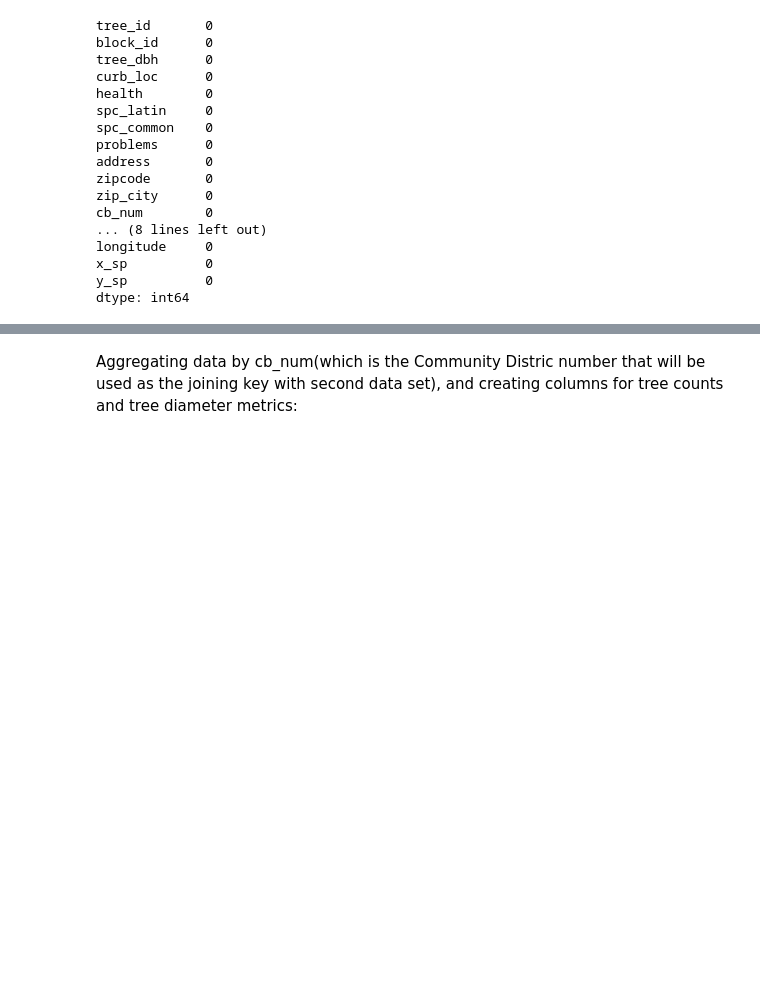
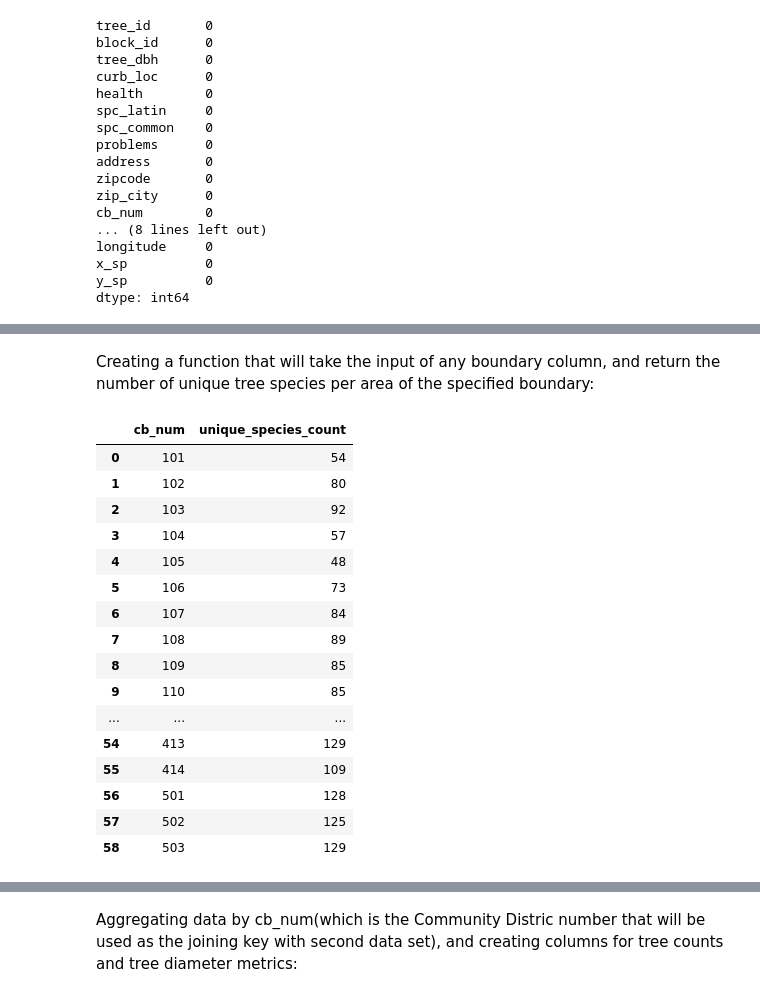
Before and after one commit to Angela-Rene/Trees_in_NYC, a Jupyter notebook: main_notebook.ipynb, the cells around one changed output, grey strips where cells are left out. Drawn from its saved outputs; the diff is of its cells as text; code cells hidden in the pictures; blank space fills up the shorter version.

```diff
--- a/main_notebook.ipynb
+++ b/main_notebook.ipynb
@@ -157,0 +187,25 @@ tree_df.head()
+# %% [markdown]
+Creating a function that will take the input of any boundary column, and return the number of unique tree species per area of the specified boundary:
+# %%
+def count_unique_species(boundary_column):
+    return tree_df.groupby(boundary_column)["spc_common"].nunique().reset_index(name = "unique_species_count")
+
+count_unique_species("cb_num")
+# %% [output]
+|  | cb_num | unique_species_count |
+| 0 | 101 | 54 |
+| 1 | 102 | 80 |
+| 2 | 103 | 92 |
+| 3 | 104 | 57 |
+| 4 | 105 | 48 |
+| 5 | 106 | 73 |
+| 6 | 107 | 84 |
+| 7 | 108 | 89 |
+| 8 | 109 | 85 |
+| 9 | 110 | 85 |
+| ... | ... | ... |
+| 54 | 413 | 129 |
+| 55 | 414 | 109 |
+| 56 | 501 | 128 |
+| 57 | 502 | 125 |
+| 58 | 503 | 129 |
```
Also changed, not shown: parts of 7 cells of this notebook, 2 other files.
